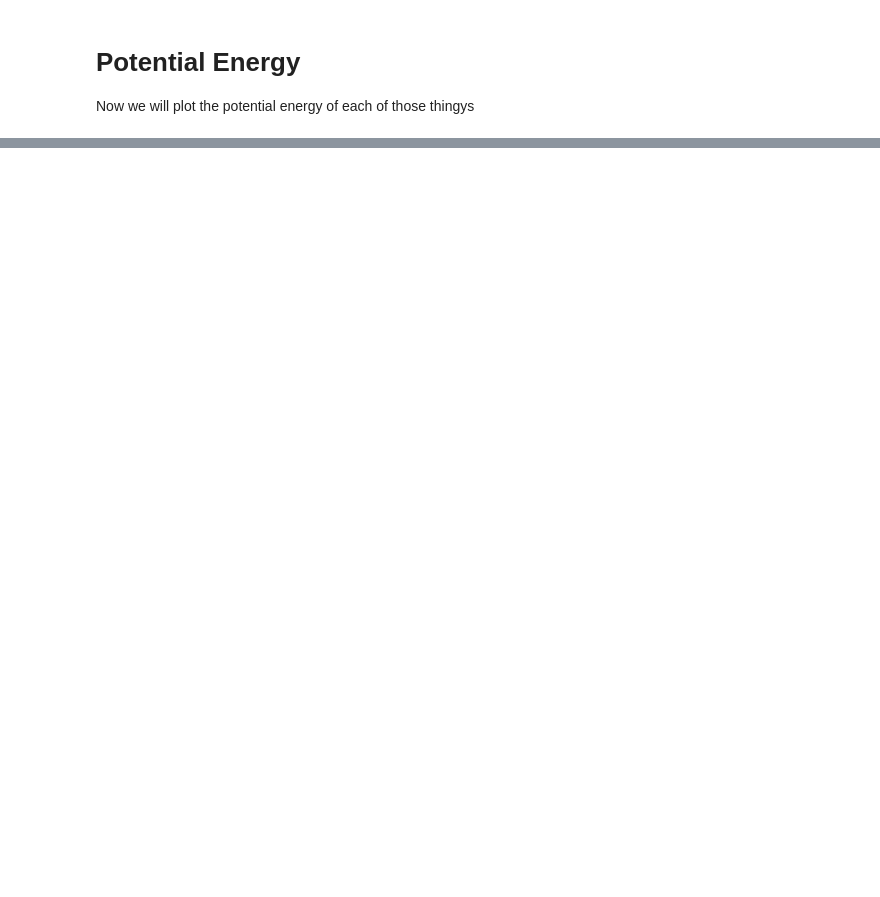
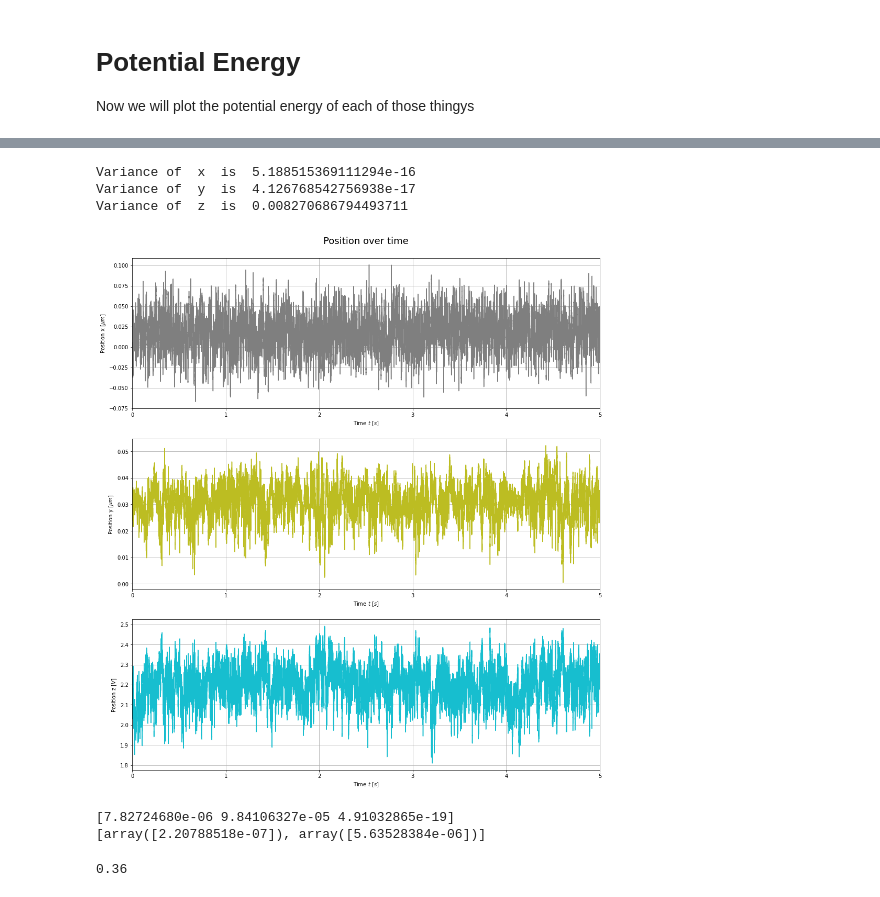
Before and after one commit to PanosEconomou/advanced-lab, a Jupyter notebook: 1.Optical-Tweezers/3.Lab-Data/8.TWEEZERS__Feb-27-2021__14-28-34/1.ANALYSIS.ipynb, the cells around one changed output, grey strips where cells are left out. Saved outputs shown, nothing was run; the diff lists cells and outputs as text; code cells hidden in the pictures; blank space fills up the shorter version.

```diff
--- a/1.Optical-Tweezers/3.Lab-Data/8.TWEEZERS__Feb-27-2021__14-28-34/1.ANALYSIS.ipynb
+++ b/1.Optical-Tweezers/3.Lab-Data/8.TWEEZERS__Feb-27-2021__14-28-34/1.ANALYSIS.ipynb
@@ -382,0 +468,64 @@ skipping
+# %%
+############ getting data
+
+x = data[0]
+y = data[1]
+z = data[2]
+
+# converting to position for x and y
+
+x_pos = x*cal_QPD[0][laser_indx]
+y_pos = y*cal_QPD[1][laser_indx]
+
+# Set up figure
+fig = plt.figure(figsize=(16,18))
+
+unit = [1e6,1e6,1] # plot position in um
+
+coords = [x_pos,y_pos,z]
+labels = ['x','y','z']
+
+for i in range(len(coords)):
+    ax = fig.add_subplot(311+i)
+    if i==0: ax.set_title('Position over time\n',fontsize=18)
+    ax.set_xlabel(r'Time $t\ [s]$')
+    ax.set_ylabel('Position ' + labels[i] + r' $ [\mu m]$')
+
+    if i > 1:
+        ax.set_ylabel('Position ' + labels[i] + r' $ [V]$')
+
+    ax.grid()
+
+    ax.plot(t,coords[i]*unit[i],c='C%d'%(i+7))
+    ax.set_xlim(0,5)
+
+# calculating variance
+
+# find average; for each point calculate (x-avg)^2; sum it up
+
+variance= []
+
+for i in range (len(coords)):
+    avg = sum(coords[i])/len(coords[i])
+    var = sum((coords[i]-avg)**2)/len(coords[i])
+    print("Variance of ",labels[i]," is ",var)
+
+    variance.append(var)
+
+
+
+var_i = np.array(variance)
+
+k_equi = const.k*T/var_i
+
+# finding errors
+
+err_k_equi = []
+for i in range(2):
+    err_k_equi.append( 2*k_equi[i]*np.sqrt((err_alpha[i][laser_indx]/cal_alpha[i][[laser_indx]])**2 +
+                                           (err_beta[i]/cal_beta[i])**2) )
+# %% [output]
+Variance of  x  is  5.188515369111294e-16
+Variance of  y  is  4.126768542756938e-17
+Variance of  z  is  0.008270686794493711
+[figure, added]
@@ -382,0 +541,10 @@ skipping
+# %%
+print (k_equi)
+print (err_k_equi)
+# %% [output]
+[7.82724680e-06 9.84106327e-05 4.91032865e-19]
+[array([2.20788518e-07]), array([5.63528384e-06])]
+# %%
+9/25
+# %% [output]
+0.36
```
Also changed, not shown: parts of 11 cells of this notebook, 30 other files.
